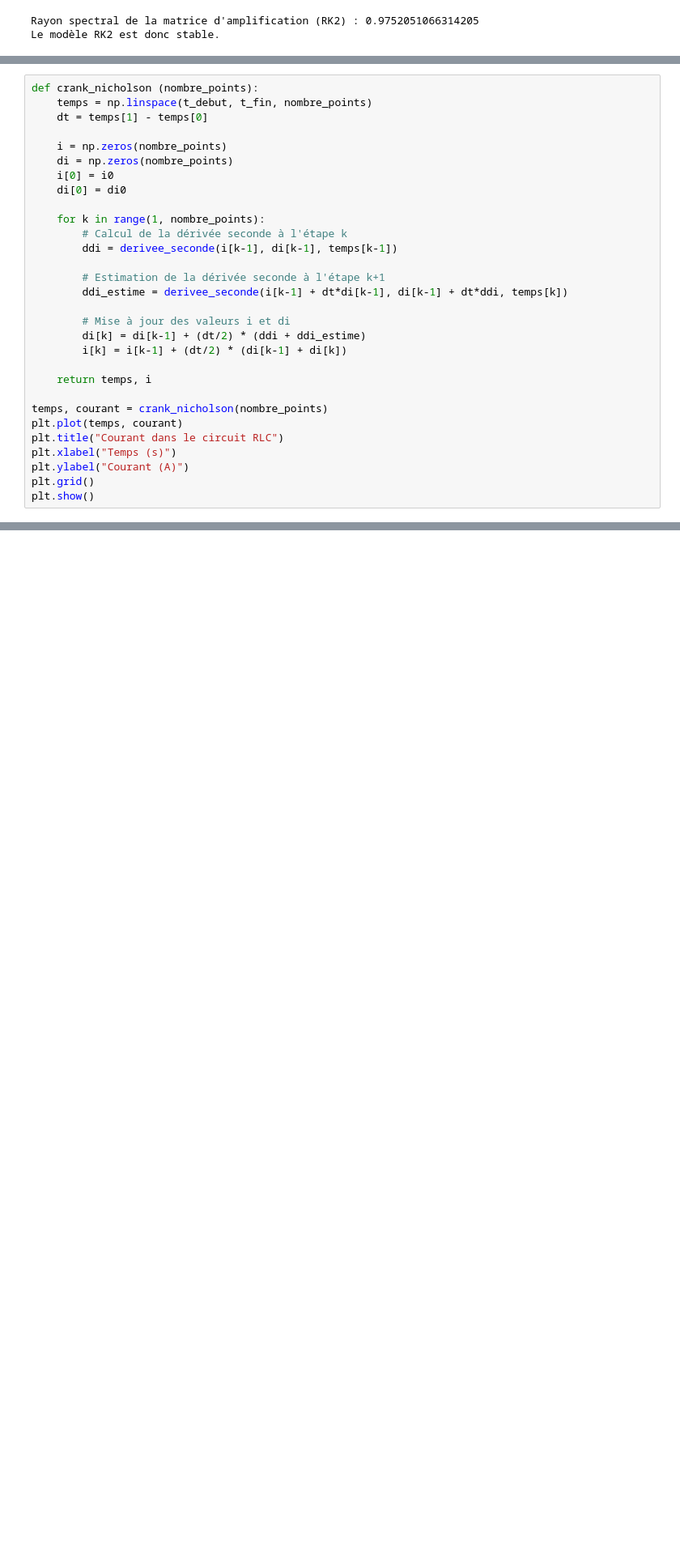
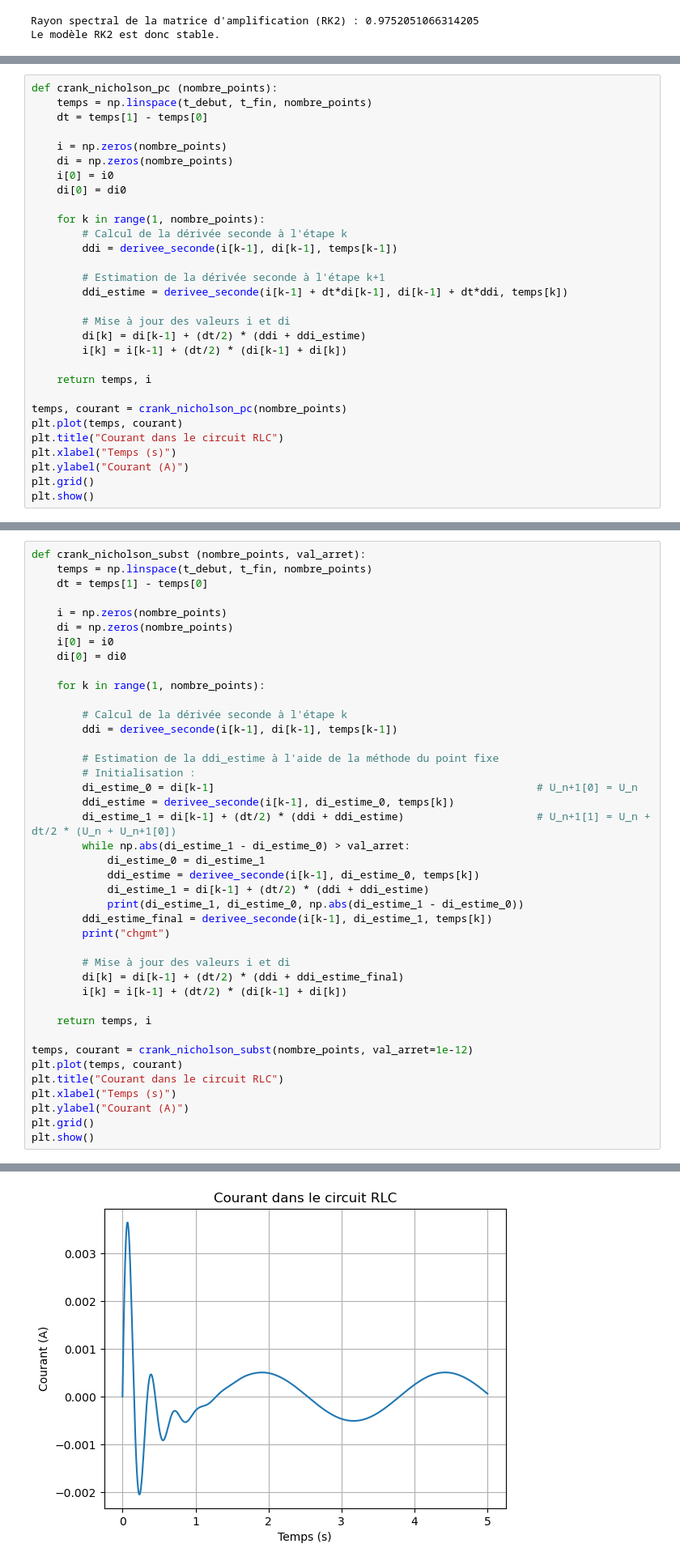
Before and after one commit to SimBou12/NUM, a Jupyter notebook: Projet_NUM(1).ipynb, the cells around one changed output, grey strips where cells are left out. Shown: that part at 81% size. Drawn from its saved outputs; the diff is of its cells as text; blank space fills up the shorter version.

```diff
--- a/Projet_NUM(1).ipynb
+++ b/Projet_NUM(1).ipynb
@@ -324,5 +324,5 @@ Le modèle RK2 est donc stable.
 # %%
-def crank_nicholson (nombre_points):
+def crank_nicholson_pc (nombre_points):
     temps = np.linspace(t_debut, t_fin, nombre_points)
     dt = temps[1] - temps[0]
 
@@ -344,7 +344,7 @@ def crank_nicholson (nombre_points):
 
     return temps, i
 
-temps, courant = crank_nicholson(nombre_points)
+temps, courant = crank_nicholson_pc(nombre_points)
 plt.plot(temps, courant)
 plt.title("Courant dans le circuit RLC")
 plt.xlabel("Temps (s)")
@@ -355,0 +358,42 @@ plt.show()
+# %%
+def crank_nicholson_subst (nombre_points, val_arret):
+    temps = np.linspace(t_debut, t_fin, nombre_points)
+    dt = temps[1] - temps[0]
+
+    i = np.zeros(nombre_points)
+    di = np.zeros(nombre_points)
+    i[0] = i0
+    di[0] = di0
+
+    for k in range(1, nombre_points):
+
+        # Calcul de la dérivée seconde à l'étape k
+        ddi = derivee_seconde(i[k-1], di[k-1], temps[k-1])
+
+        # Estimation de la ddi_estime à l'aide de la méthode du point fixe
+        # Initialisation :
+        di_estime_0 = di[k-1]                                                   # U_n+1[0] = U_n
+        ddi_estime = derivee_seconde(i[k-1], di_estime_0, temps[k])
+        di_estime_1 = di[k-1] + (dt/2) * (ddi + ddi_estime)                     # U_n+1[1] = U_n + dt/2 * (U_n + U_n+1[0])
+        while np.abs(di_estime_1 - di_estime_0) > val_arret:
+            di_estime_0 = di_estime_1
+            ddi_estime = derivee_seconde(i[k-1], di_estime_0, temps[k])
+            di_estime_1 = di[k-1] + (dt/2) * (ddi + ddi_estime)
+            print(di_estime_1, di_estime_0, np.abs(di_estime_1 - di_estime_0))
+        ddi_estime_final = derivee_seconde(i[k-1], di_estime_1, temps[k])
+        print("chgmt")
+
+        # Mise à jour des valeurs i et di
+        di[k] = di[k-1] + (dt/2) * (ddi + ddi_estime_final)
+        i[k] = i[k-1] + (dt/2) * (di[k-1] + di[k])
+
+    return temps, i
+
+temps, courant = crank_nicholson_subst(nombre_points, val_arret=1e-12)
+plt.plot(temps, courant)
+plt.title("Courant dans le circuit RLC")
+plt.xlabel("Temps (s)")
+plt.ylabel("Courant (A)")
+plt.grid()
+plt.show()
+# %% [output]
@@ -356,3 +417,4 @@ plt.show()
+[figure, added]
 # %% [markdown]
 Le modèle Crank-Nicolson est stable quel que soit le pas de temps choisi. Théoriquement, le modèle est stable à partir d'un nombre d'itérations $N = 1$ mais un nombre plus important d'itérations est nécessaire pour garantir sa pertinence.
 # %%
```
Also changed, not shown: parts of 6 cells of this notebook, 1 other file.
